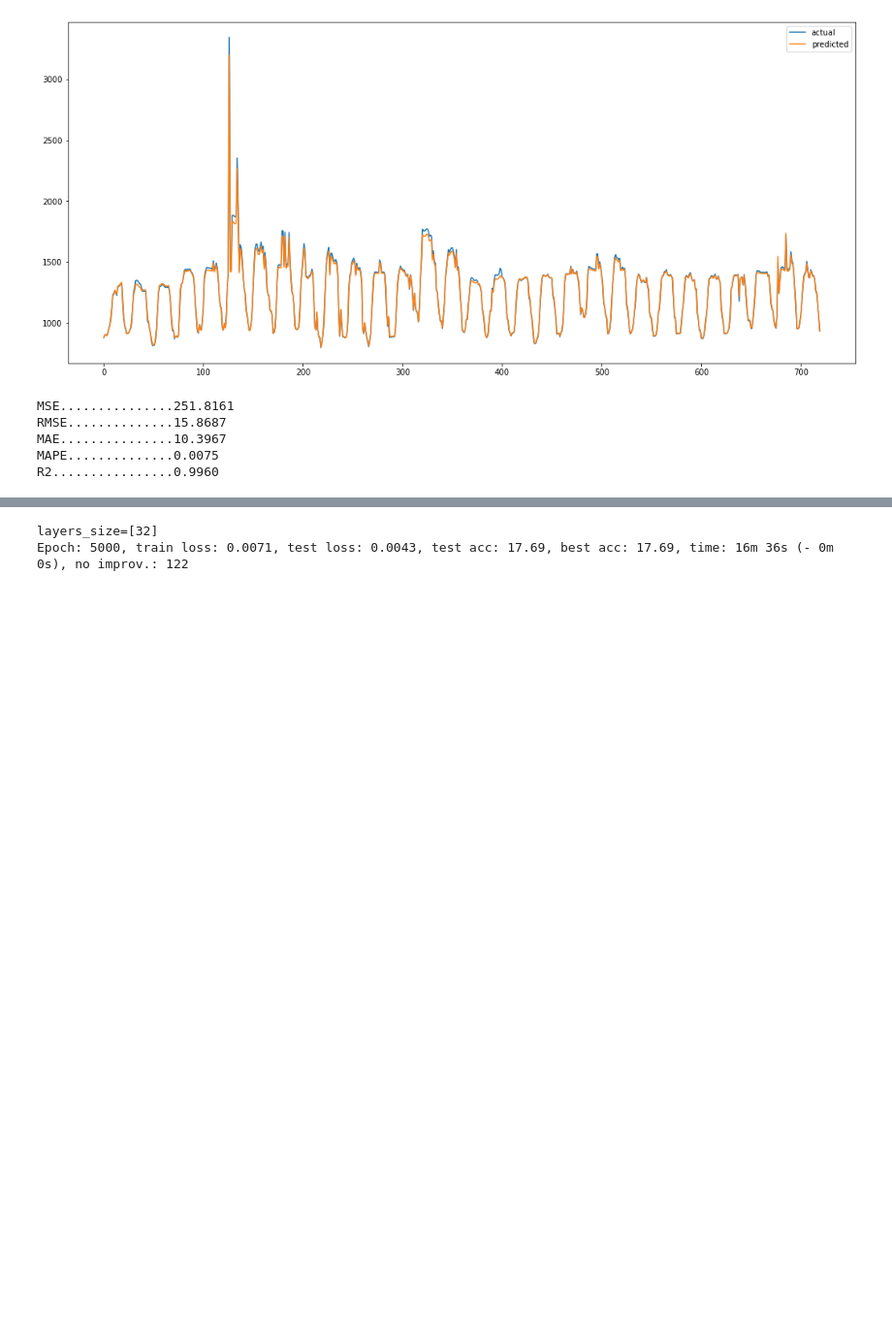
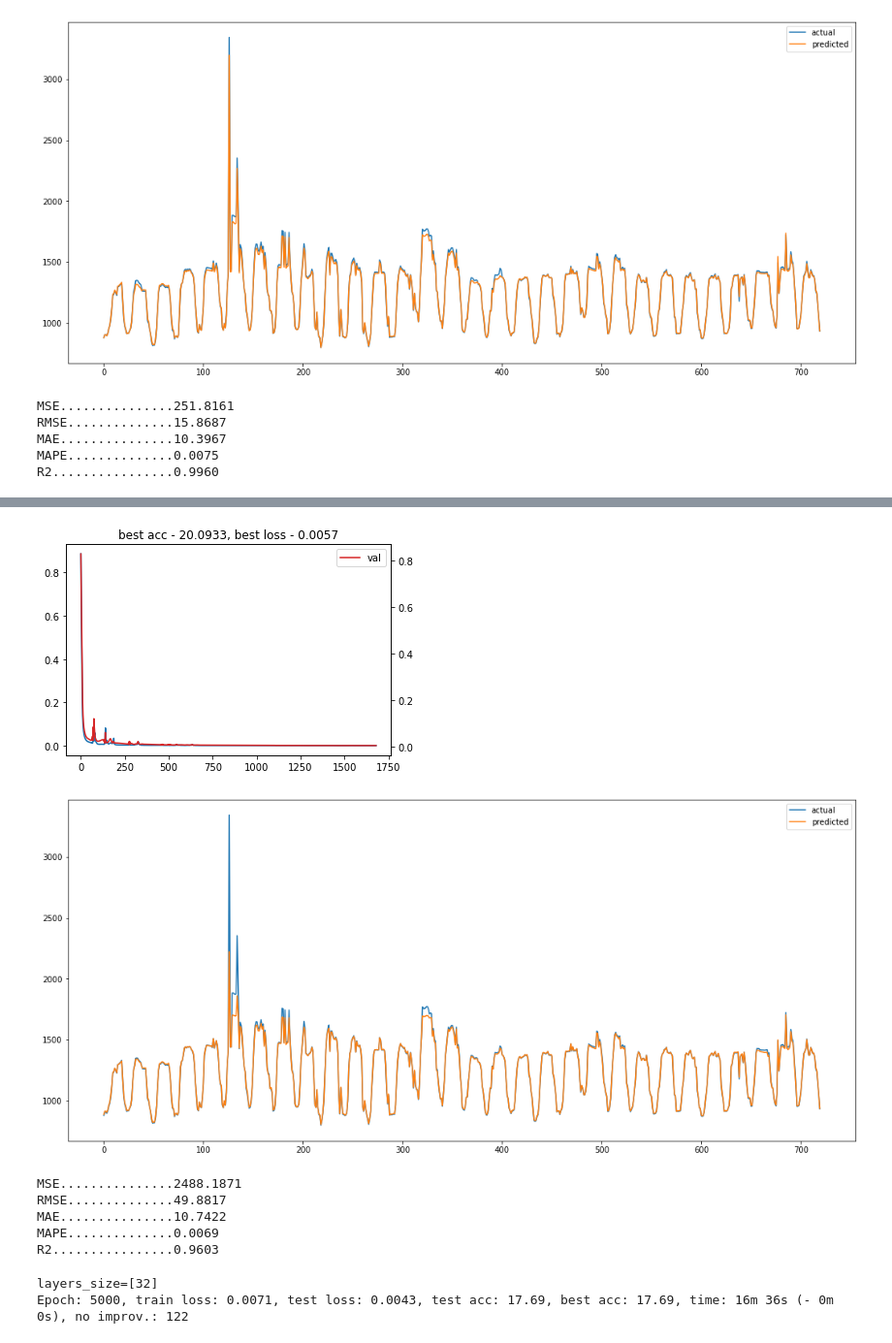
Before and after one commit to Shai670/Electricity_prices_forecast_Netologia_project, a Jupyter notebook: 03_MLP1day.ipynb, the cells around one changed output, grey strips where cells are left out. Shown at 97% size. Saved outputs shown, nothing was run; the diff lists cells and outputs as text; code cells hidden in the pictures; blank space fills up the shorter version.

```diff
--- a/03_MLP1day.ipynb
+++ b/03_MLP1day.ipynb
@@ -335,0 +392,54 @@ R2................0.9960
+# %%
+num_epochs = 5000
+LEARNING_RATE = 3e-4
+pat = 100
+
+NUM_FEATURES = X.shape[1]
+NUM_CLASSES  = 1
+
+seed_everything(SEED)
+
+model = ANN(num_feature=NUM_FEATURES, num_class=NUM_CLASSES, layers_size=[32, 16, 6], dropout=0).to(device)
+
+criterion = torch.nn.MSELoss().to(device)
+optimizer = optim.Adam(model.parameters(), lr=LEARNING_RATE)
+lr_scheduler = torch.optim.lr_scheduler.ReduceLROnPlateau(optimizer, factor=0.5, patience=pat/2, min_lr=1e-5)
+
+model = train(num_epochs=num_epochs,
+              model=model,
+              dataset_train=dataset_train,
+              dataset_val=dataset_val,
+              optimizer=optimizer,
+              criterion=criterion,
+              scaler=scaler,
+              feature_dim=NUM_FEATURES,
+              step_size=None,
+              iter_log=1,
+              show_plot=True,
+              lr_scheduler=lr_scheduler,
+              patience=pat,
+              one_line_log=True)
+
+# # #
+
+model.eval()
+y_hat, y_act = [], []
+with torch.no_grad():
+    for x, y in dataset_test:
+        y_pred = model(x.to(device))
+        y_hat.append(y_pred.cpu())
+        y_act.append(y.cpu())
+    y_hat = [element.tolist() for sublist in y_hat for element in sublist]
+    y_act = [element.tolist() for sublist in y_act for element in sublist]
+
+    y_hat = unscale(np.array(y_hat), X_train.shape[1], scaler)
+    y_act = unscale(np.array(y_act), X_train.shape[1], scaler)
+
+plt.figure(figsize=(18,8))
+plt.plot(y_act, label='actual')
+plt.plot(y_hat, label='predicted')
+plt.legend()
+plt.show()
+
+metric(y_act, y_hat, log=True);
+# %% [output]
@@ -336,3 +447,10 @@ R2................0.9960
+[figure, added]
+[figure, added]
+MSE...............2488.1871
+RMSE..............49.8817
+MAE...............10.7422
+MAPE..............0.0069
+R2................0.9603
 # %%
 pd.DataFrame({'yact' : y_act, 'yhat' : y_hat}).to_pickle(f"DATASET\\MLP1day.pkl")
 # %%
```
Also changed, not shown: parts of 3 cells of this notebook, 2 other files.
